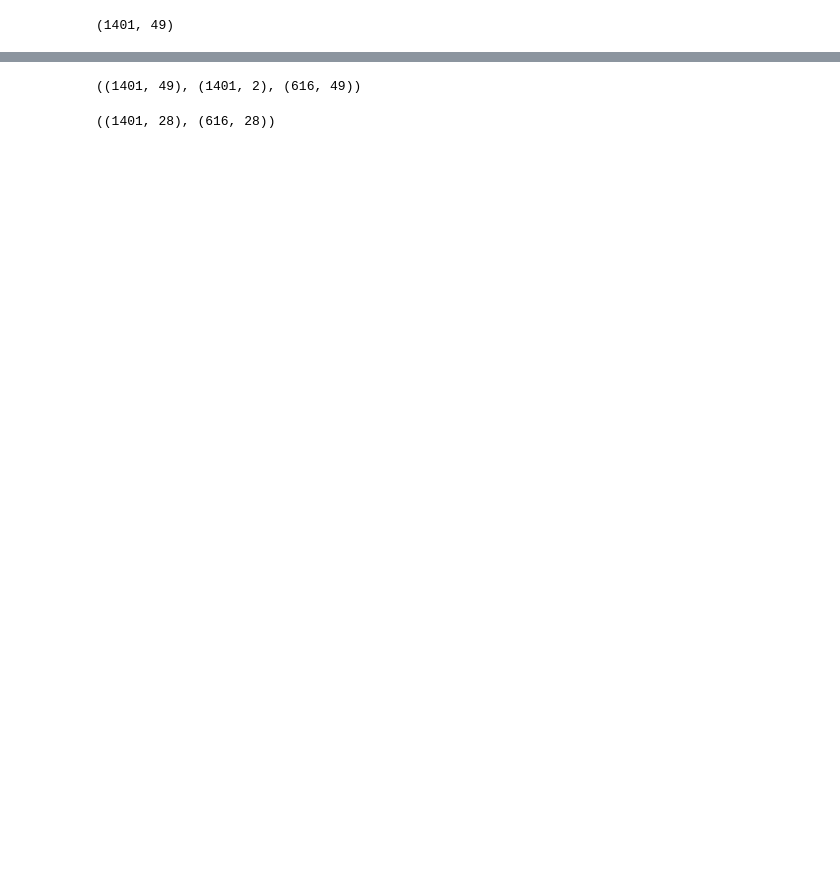
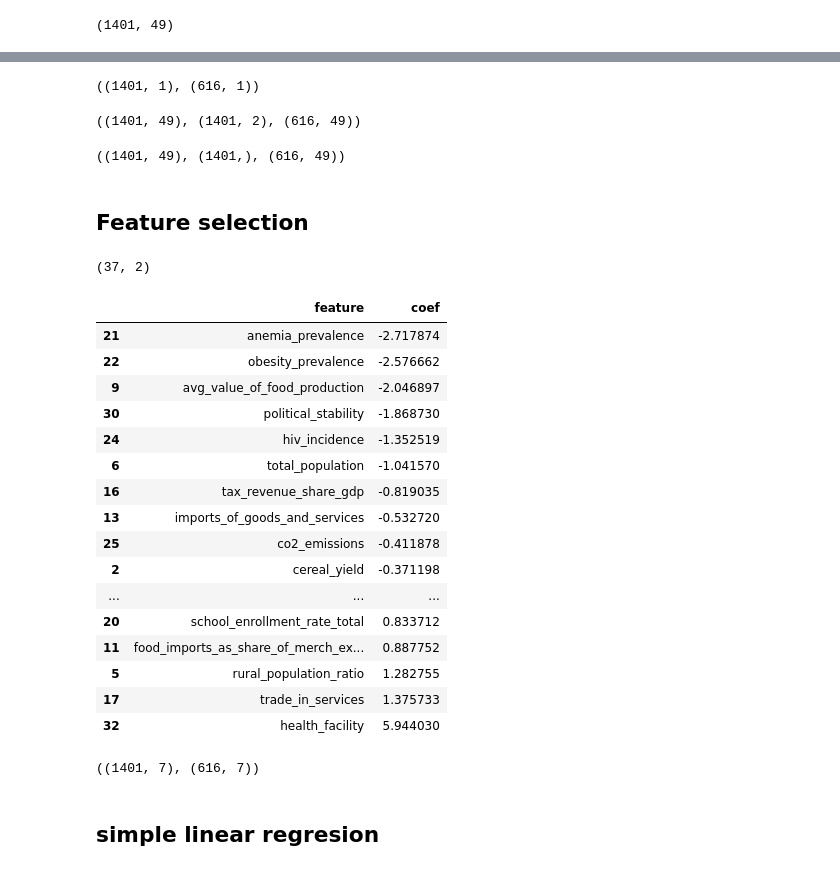
Before and after one commit to Mozzie395236/DAT102x-Predicting-Chronic-Hunger, a Jupyter notebook: DAT102x.ipynb, the cells around one changed output, grey strips where cells are left out. Cells and saved outputs as stored; diff of their text form; code cells hidden in the pictures; blank space fills up the shorter version.

```diff
--- a/DAT102x.ipynb
+++ b/DAT102x.ipynb
@@ -289,5 +303,10 @@ Imputing row 601/616 with 10 missing, elapsed time: 0.139
+# %%
+train_hf.shape,test_hf.shape
+# %% [output]
+((1401, 1), (616, 1))
 # %%
 #Standardlization
+train_x_org = train_x.copy()
 scaler = StandardScaler()
 scaler.fit(train_x)
 train_x = scaler.transform(train_x)
@@ -295,14 +314,51 @@ test = scaler.transform(test)
 train_x.shape,train_y.shape,test.shape
 # %% [output]
 ((1401, 49), (1401, 2), (616, 49))
+# %%
+train_x.shape,train_y.prevalence_of_undernourishment.shape,test.shape
+# %% [output]
+((1401, 49), (1401,), (616, 49))
+# %% [markdown]
+## Feature selection
+# %%
+#feature selection
+lcv = LassoCV(cv=10,alphas=[i/10000 for i in range(1000,15000,5)])
+lcv.fit(train_x, train_y.iloc[:,1])
+df_features = pd.DataFrame()
+df_features['feature']=train_x_org.columns
+df_features['coef']=lcv.coef_
+df = df_features[abs(df_features.coef)>0]
+# print(df.shape)
+# df.sort_values('coef')
+# %% [output]
+(37, 2)
+|  | feature | coef |
+| 21 | anemia_prevalence | -2.717874 |
+| 22 | obesity_prevalence | -2.576662 |
+| 9 | avg_value_of_food_production | -2.046897 |
+| 30 | political_stability | -1.868730 |
+| 24 | hiv_incidence | -1.352519 |
+| 6 | total_population | -1.041570 |
+| 16 | tax_revenue_share_gdp | -0.819035 |
+| 13 | imports_of_goods_and_services | -0.532720 |
+| 25 | co2_emissions | -0.411878 |
+| 2 | cereal_yield | -0.371198 |
+| ... | ... | ... |
+| 20 | school_enrollment_rate_total | 0.833712 |
+| 11 | food_imports_as_share_of_merch_ex... | 0.887752 |
+| 5 | rural_population_ratio | 1.282755 |
+| 17 | trade_in_services | 1.375733 |
+| 32 | health_facility | 5.944030 |
 # %%
 #feature selection
-clf = LassoCV(cv=10)
-sfm = SelectFromModel(clf, threshold=0.25)
+lcv = LassoCV(cv=10,alphas=[i/10000 for i in range(10000,15000,5)])
+sfm = SelectFromModel(lcv, threshold=0.25)
 sfm.fit(train_x, train_y.iloc[:,1])
 tmp = sfm.transform(train_x)
 tmp2 = sfm.transform(test)
 tmp.shape,tmp2.shape
 # assert tmp.shape[1]==tmp2.transform(train_x).shape[1]
 # %% [output]
-((1401, 28), (616, 28))
+((1401, 7), (616, 7))
+# %% [markdown]
+## simple linear regresion
```
Also changed, not shown: parts of 29 cells of this notebook.
